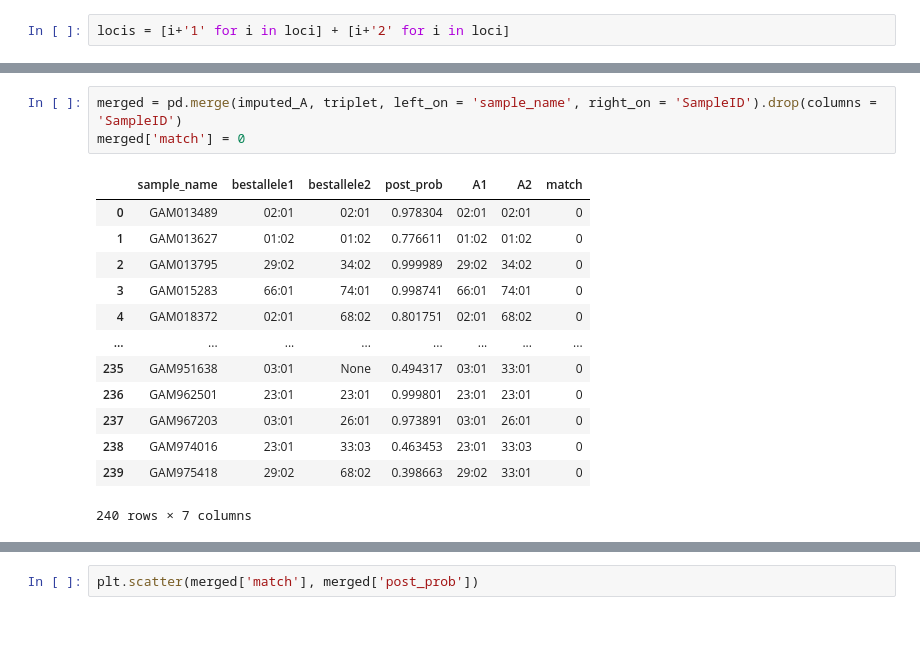
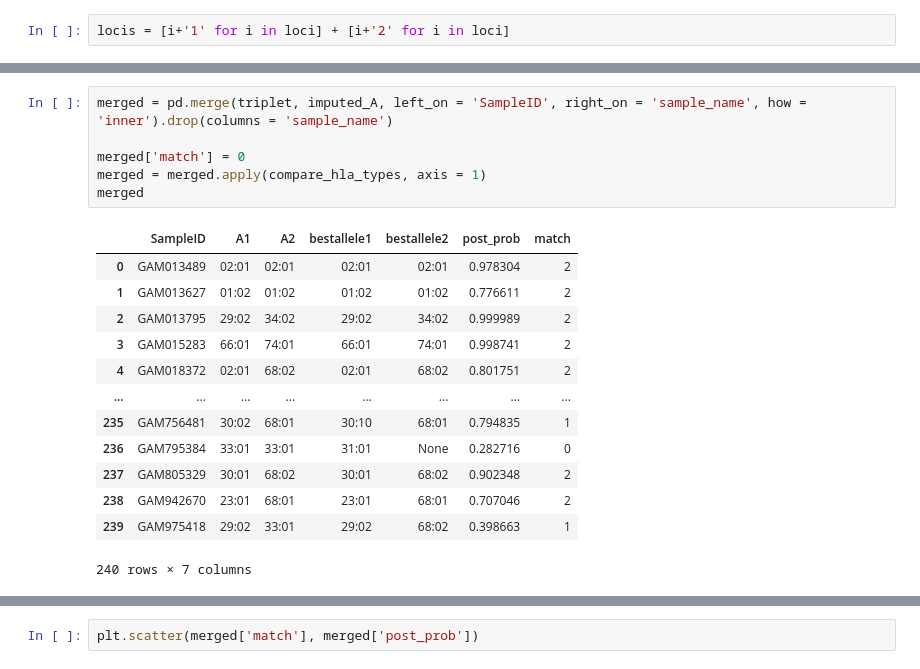
Before and after one commit to Suuuuuuuus/LCWGS_pipeline, a Jupyter notebook: scripts/lcwgs_tmp.ipynb, the cells around one changed output, grey strips where cells are left out. Cells and saved outputs as stored; diff of their text form; blank space fills up the shorter version.

```diff
--- a/scripts/lcwgs_tmp.ipynb
+++ b/scripts/lcwgs_tmp.ipynb
@@ -236,17 +238,20 @@ imputed_A
 # %%
-merged = pd.merge(imputed_A, triplet, left_on = 'sample_name', right_on = 'SampleID').drop(columns = 'SampleID')
+merged = pd.merge(triplet, imputed_A, left_on = 'SampleID', right_on = 'sample_name', how = 'inner').drop(columns = 'sample_name')
+
 merged['match'] = 0
+merged = merged.apply(compare_hla_types, axis = 1)
+merged
 # %% [output]
-|  | sample_name | bestallele1 | bestallele2 | post_prob | A1 | A2 | match |
-| 0 | GAM013489 | 02:01 | 02:01 | 0.978304 | 02:01 | 02:01 | 0 |
-| 1 | GAM013627 | 01:02 | 01:02 | 0.776611 | 01:02 | 01:02 | 0 |
-| 2 | GAM013795 | 29:02 | 34:02 | 0.999989 | 29:02 | 34:02 | 0 |
-| 3 | GAM015283 | 66:01 | 74:01 | 0.998741 | 66:01 | 74:01 | 0 |
-| 4 | GAM018372 | 02:01 | 68:02 | 0.801751 | 02:01 | 68:02 | 0 |
+|  | SampleID | A1 | A2 | bestallele1 | bestallele2 | post_prob | match |
+| 0 | GAM013489 | 02:01 | 02:01 | 02:01 | 02:01 | 0.978304 | 2 |
+| 1 | GAM013627 | 01:02 | 01:02 | 01:02 | 01:02 | 0.776611 | 2 |
+| 2 | GAM013795 | 29:02 | 34:02 | 29:02 | 34:02 | 0.999989 | 2 |
+| 3 | GAM015283 | 66:01 | 74:01 | 66:01 | 74:01 | 0.998741 | 2 |
+| 4 | GAM018372 | 02:01 | 68:02 | 02:01 | 68:02 | 0.801751 | 2 |
 | ... | ... | ... | ... | ... | ... | ... | ... |
-| 235 | GAM951638 | 03:01 | None | 0.494317 | 03:01 | 33:01 | 0 |
-| 236 | GAM962501 | 23:01 | 23:01 | 0.999801 | 23:01 | 23:01 | 0 |
-| 237 | GAM967203 | 03:01 | 26:01 | 0.973891 | 03:01 | 26:01 | 0 |
-| 238 | GAM974016 | 23:01 | 33:03 | 0.463453 | 23:01 | 33:03 | 0 |
-| 239 | GAM975418 | 29:02 | 68:02 | 0.398663 | 29:02 | 33:01 | 0 |
+| 235 | GAM756481 | 30:02 | 68:01 | 30:10 | 68:01 | 0.794835 | 1 |
+| 236 | GAM795384 | 33:01 | 33:01 | 31:01 | None | 0.282716 | 0 |
+| 237 | GAM805329 | 30:01 | 68:02 | 30:01 | 68:02 | 0.902348 | 2 |
+| 238 | GAM942670 | 23:01 | 68:01 | 23:01 | 68:01 | 0.707046 | 2 |
+| 239 | GAM975418 | 29:02 | 33:01 | 29:02 | 68:02 | 0.398663 | 1 |
 240 rows × 7 columns
```
Also changed, not shown: parts of 21 cells of this notebook, 1 other file.
